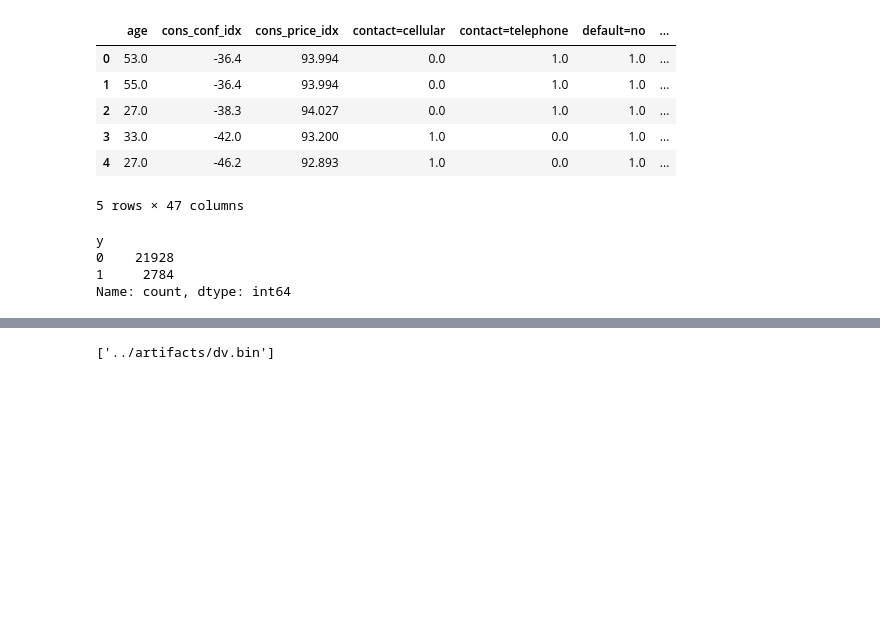
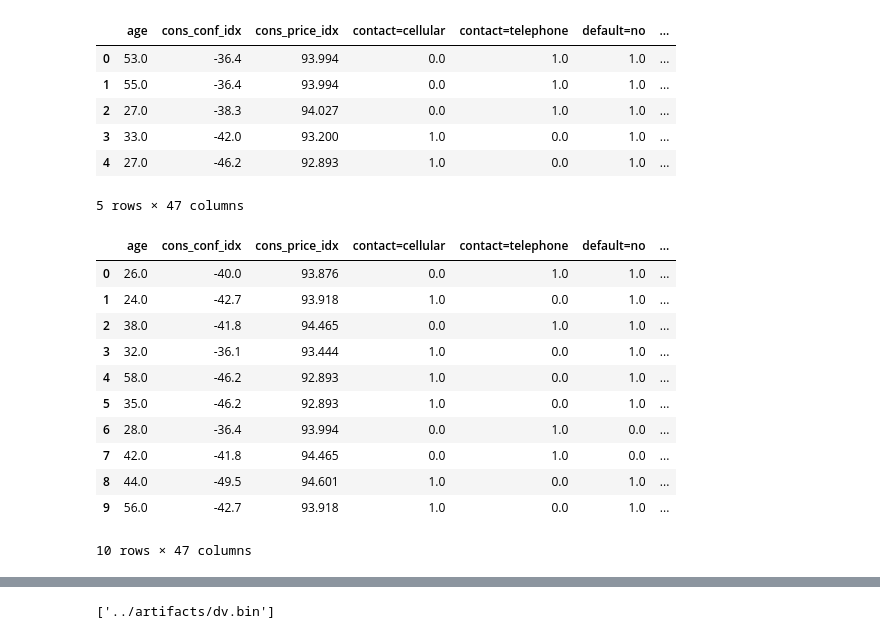
Before and after one commit to Daazee/bank-marketing-term-deposit-subscription-model, a Jupyter notebook: notebooks/03_feature_engineering.ipynb, the cells around one changed output, grey strips where cells are left out. Drawn from its saved outputs; the diff is of its cells as text; code cells hidden in the pictures; blank space fills up the shorter version.

Commit message:
process all data set

```diff
--- a/notebooks/03_feature_engineering.ipynb
+++ b/notebooks/03_feature_engineering.ipynb
@@ -96,3 +96,6 @@ memory usage: 3.4 MB
 # %%
 train_dicts = df_train.drop(columns="y").to_dict(orient='records')
 y_train = df_train.y
+# %%
+val_dicts = df_val.drop(columns="y").to_dict(orient='records')
+y_train = df_val.y
@@ -99,5 +105,9 @@ y_train = df_train.y
 # %%
 dv = DictVectorizer(sparse=False)
 X_train = dv.fit_transform(train_dicts)
+# %%
+# No fiiting required as fitting is already done on training data
+X_val = dv.transform(val_dicts)
+X_test = dv.transform(test_dicts)
 # %%
 # Convert to a new DataFrame to view the encoded features
@@ -111,3 +121,7 @@ encoded_df.head()
 | 3 | 33.0 | -42.0 | 93.200 | 1.0 | 0.0 | 1.0 | ... |
 | 4 | 27.0 | -46.2 | 92.893 | 1.0 | 0.0 | 1.0 | ... |
 5 rows × 46 columns
+# %%
+# Convert to a new DataFrame to view the encoded features
+processed_val_df = pd.DataFrame(X_val, columns=dv.get_feature_names_out())
+processed_val_df.head()
@@ -132 +173,4 @@ encoded_df["y"] = (df_train["y"] == "yes").astype(int).to_numpy()
+# %%
+processed_val_df["y"] = (df_val["y"] == "yes").astype(int).to_numpy()
+processed_test_df["y"] = (df_test["y"] == "yes").astype(int).to_numpy()
 # %%
@@ -158,9 +216,17 @@ encoded_df.head()
 | 4 | 27.0 | -46.2 | 92.893 | 1.0 | 0.0 | 1.0 | ... |
 5 rows × 47 columns
 # %%
-encoded_df.y.value_counts()
+processed_val_df.head(10)
 # %% [output]
+|  | age | cons_conf_idx | cons_price_idx | contact=cellular | contact=telephone | default=no | ... |
+| 0 | 26.0 | -40.0 | 93.876 | 0.0 | 1.0 | 1.0 | ... |
+| 1 | 24.0 | -42.7 | 93.918 | 1.0 | 0.0 | 1.0 | ... |
+| 2 | 38.0 | -41.8 | 94.465 | 0.0 | 1.0 | 1.0 | ... |
+| 3 | 32.0 | -36.1 | 93.444 | 1.0 | 0.0 | 1.0 | ... |
+| 4 | 58.0 | -46.2 | 92.893 | 1.0 | 0.0 | 1.0 | ... |
+| 5 | 35.0 | -46.2 | 92.893 | 1.0 | 0.0 | 1.0 | ... |
+| 6 | 28.0 | -36.4 | 93.994 | 0.0 | 1.0 | 0.0 | ... |
+| 7 | 42.0 | -41.8 | 94.465 | 0.0 | 1.0 | 0.0 | ... |
+| 8 | 44.0 | -49.5 | 94.601 | 1.0 | 0.0 | 1.0 | ... |
+| 9 | 56.0 | -42.7 | 93.918 | 1.0 | 0.0 | 1.0 | ... |
-y
-0    21928
-1     2784
-Name: count, dtype: int64
+10 rows × 47 columns
```
Also changed, not shown: parts of 14 cells of this notebook, 3 other files.
